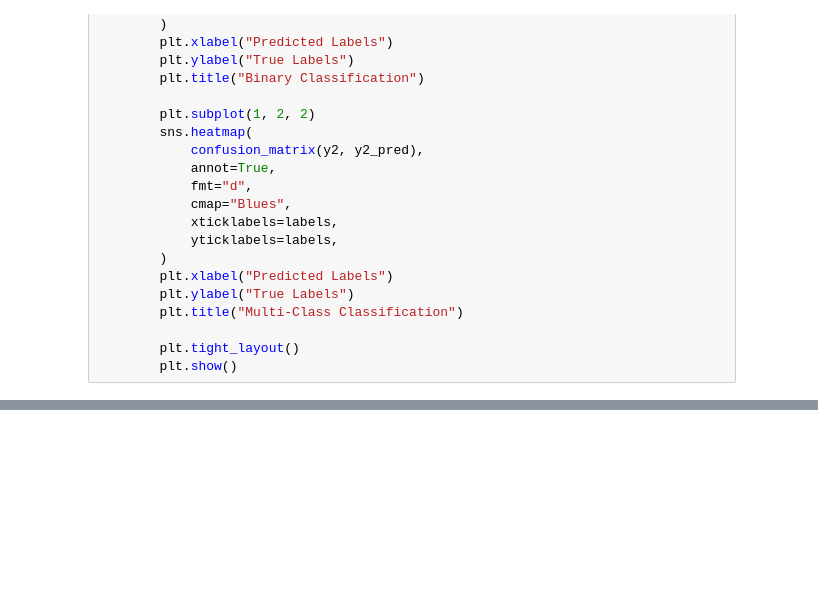
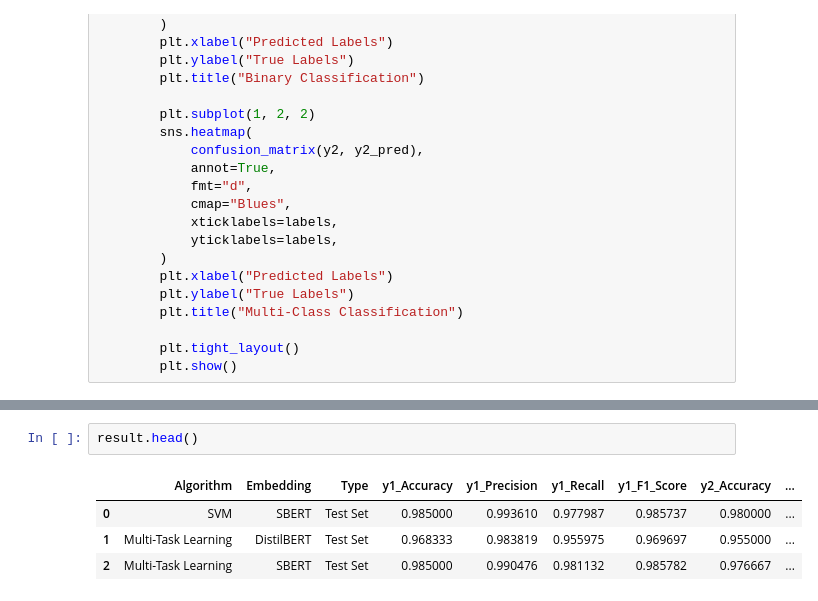
Before and after one commit to junxianyong/INF2008_P1-08, a Jupyter notebook: scam_detection/hyperparameter-tuning.ipynb, the cells around one changed output, grey strips where cells are left out. Cells and saved outputs as stored; diff of their text form; blank space fills up the shorter version.

```diff
--- a/scam_detection/hyperparameter-tuning.ipynb
+++ b/scam_detection/hyperparameter-tuning.ipynb
@@ -526,0 +702,7 @@ Best F1 Score: 0.9720999880689141
+# %%
+result.head()
+# %% [output]
+|  | Algorithm | Embedding | Type | y1_Accuracy | y1_Precision | y1_Recall | y1_F1_Score | y2_Accuracy | ... |
+| 0 | SVM | SBERT | Test Set | 0.985000 | 0.993610 | 0.977987 | 0.985737 | 0.980000 | ... |
+| 1 | Multi-Task Learning | DistilBERT | Test Set | 0.968333 | 0.983819 | 0.955975 | 0.969697 | 0.955000 | ... |
+| 2 | Multi-Task Learning | SBERT | Test Set | 0.985000 | 0.990476 | 0.981132 | 0.985782 | 0.976667 | ... |
```
Also changed, not shown: parts of 10 cells of this notebook, 1 other file.
